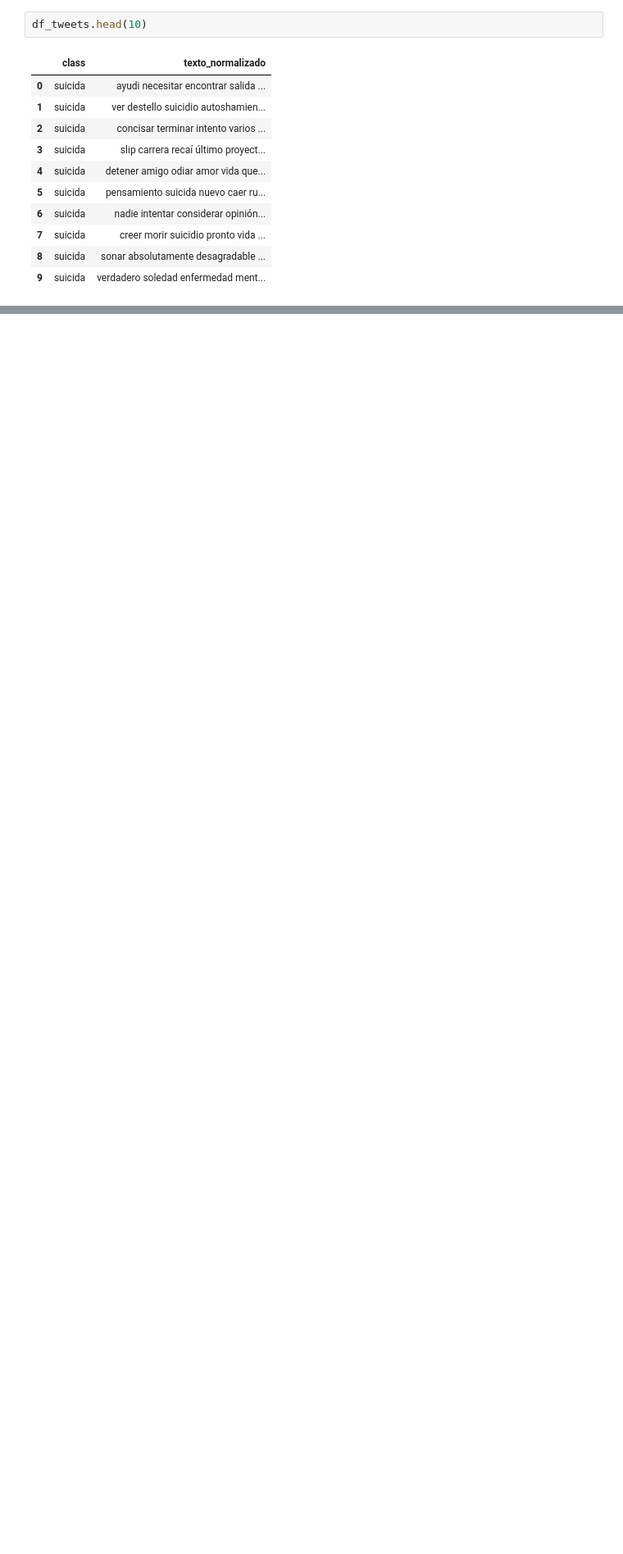
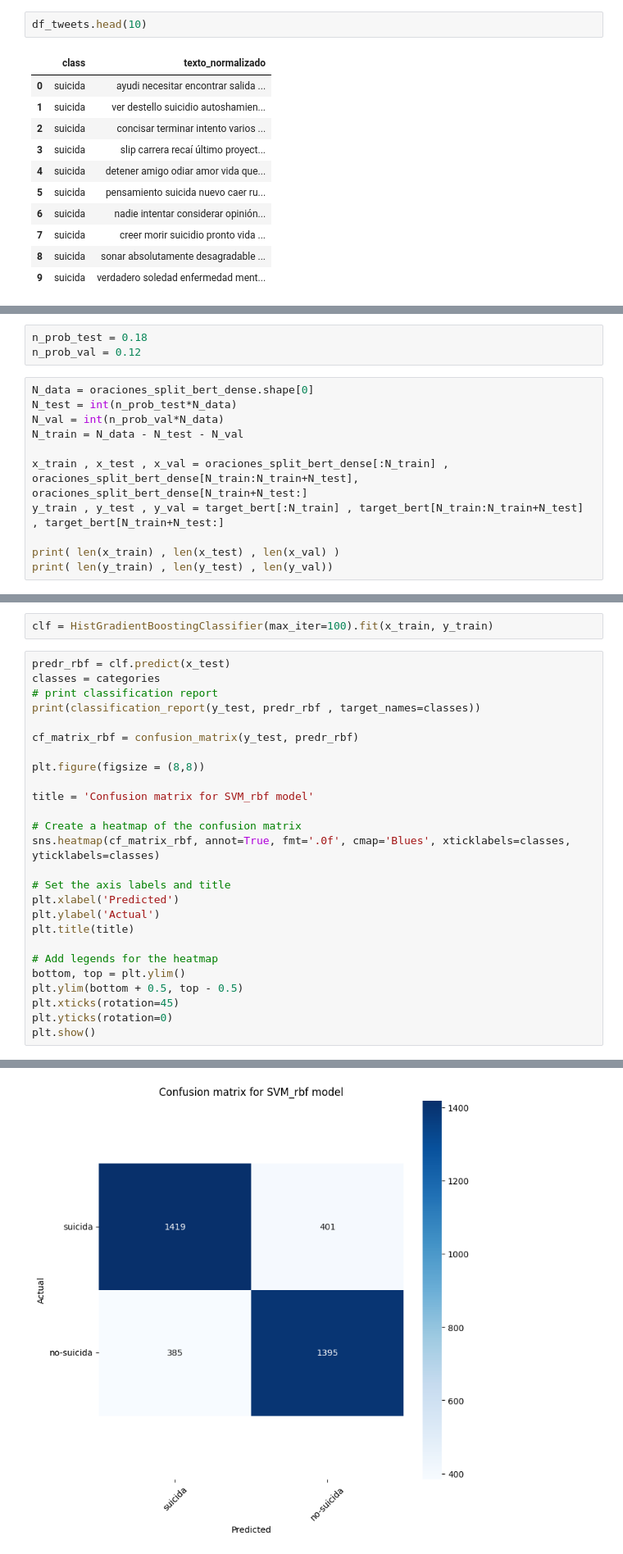
Before and after one commit to xalo1987/Proyecto_DataAnalysis, a Jupyter notebook: Archivo_test.ipynb, the cells around one changed output, grey strips where cells are left out. Shown: that part at 82% size. Drawn from its saved outputs; the diff is of its cells as text; blank space fills up the shorter version.

```diff
--- a/Archivo_test.ipynb
+++ b/Archivo_test.ipynb
@@ -29,0 +232,14 @@ df_tweets.head(10)
+# %%
+n_prob_test = 0.18
+n_prob_val = 0.12
+# %%
+N_data = oraciones_split_bert_dense.shape[0]
+N_test = int(n_prob_test*N_data)
+N_val = int(n_prob_val*N_data)
+N_train = N_data - N_test - N_val
+
+x_train , x_test , x_val = oraciones_split_bert_dense[:N_train] , oraciones_split_bert_dense[N_train:N_train+N_test],  oraciones_split_bert_dense[N_train+N_test:]
+y_train , y_test , y_val = target_bert[:N_train] , target_bert[N_train:N_train+N_test] , target_bert[N_train+N_test:]
+
+print( len(x_train) , len(x_test) , len(x_val) )
+print( len(y_train) , len(y_test) , len(y_val))
@@ -29,0 +278,29 @@ df_tweets.head(10)
+# %%
+clf = HistGradientBoostingClassifier(max_iter=100).fit(x_train, y_train)
+# %%
+predr_rbf = clf.predict(x_test)
+classes = categories
+# print classification report
+print(classification_report(y_test, predr_rbf , target_names=classes))
+
+cf_matrix_rbf = confusion_matrix(y_test, predr_rbf)
+
+plt.figure(figsize = (8,8))
+
+title = 'Confusion matrix for SVM_rbf model'
+
+# Create a heatmap of the confusion matrix
+sns.heatmap(cf_matrix_rbf, annot=True, fmt='.0f', cmap='Blues', xticklabels=classes, yticklabels=classes)
+
+# Set the axis labels and title
+plt.xlabel('Predicted')
+plt.ylabel('Actual')
+plt.title(title)
+
+# Add legends for the heatmap
+bottom, top = plt.ylim()
+plt.ylim(bottom + 0.5, top - 0.5)
+plt.xticks(rotation=45)
+plt.yticks(rotation=0)
+plt.show()
+# %% [output]
@@ -29,0 +315 @@ df_tweets.head(10)
+[figure, added]
```
Also changed, not shown: parts of 35 cells of this notebook.
